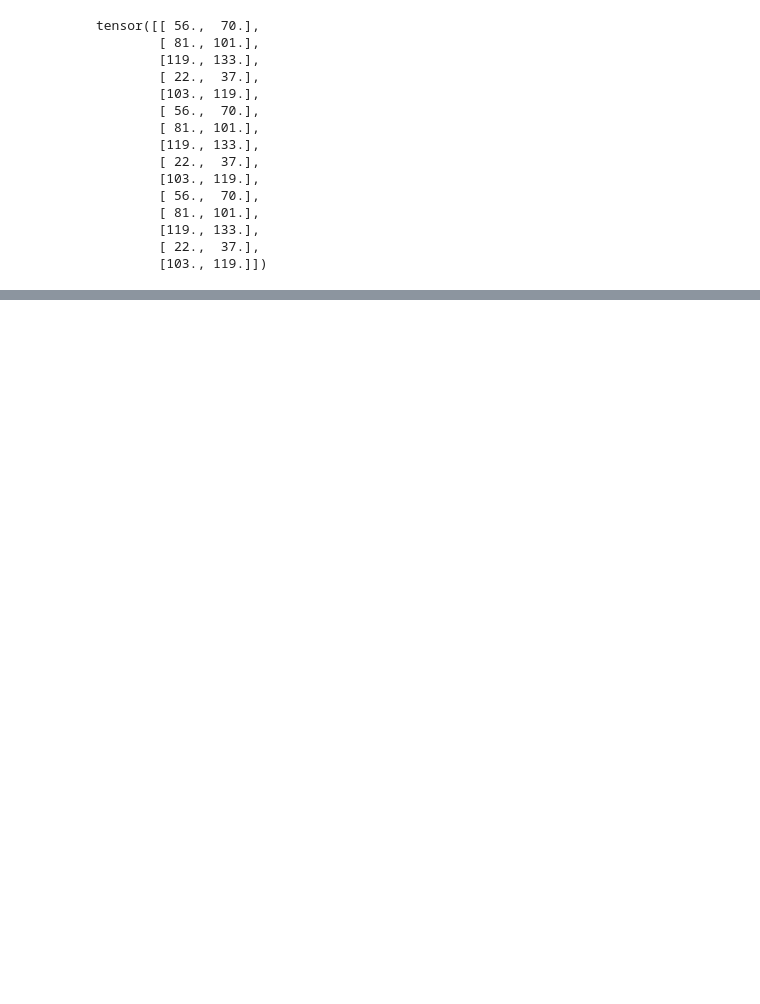
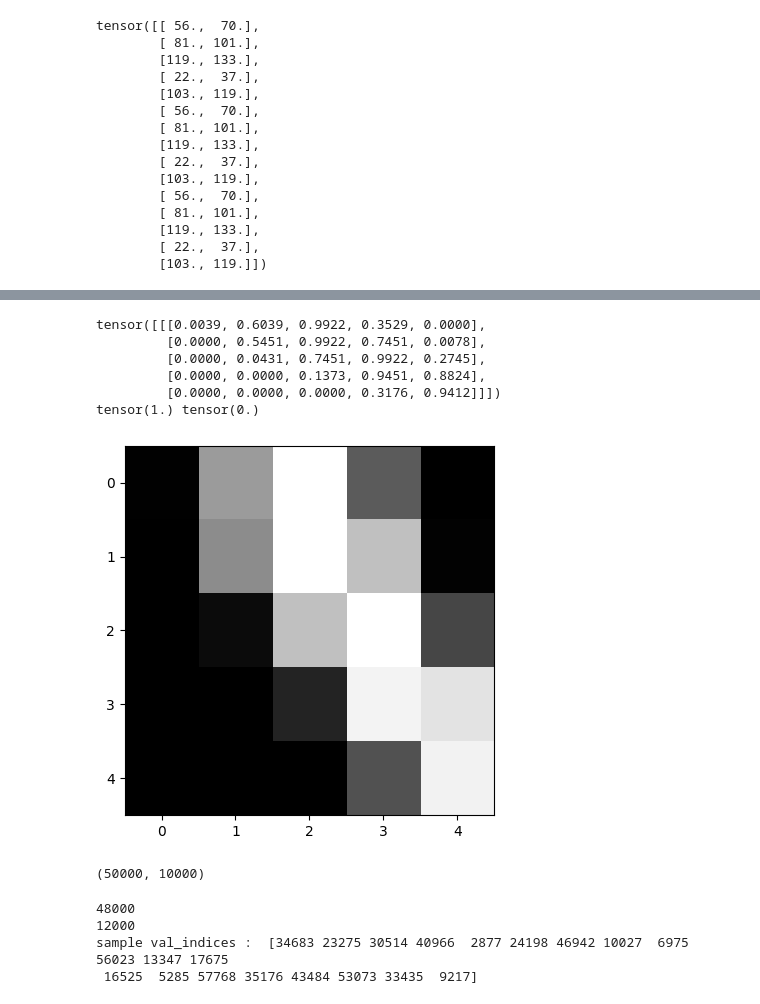
Before and after one commit to PalakAggarwal13/PyTorch-DeepLearning, a Jupyter notebook: PyTorch_DeepLearning.ipynb, the cells around one changed output, grey strips where cells are left out. Drawn from its saved outputs; the diff is of its cells as text; code cells hidden in the pictures; blank space fills up the shorter version.

```diff
--- a/PyTorch_DeepLearning.ipynb
+++ b/PyTorch_DeepLearning.ipynb
@@ -419,0 +467,21 @@ tensor([[ 56.,  70.],
+# %%
+print(img_tensor[:,10:15,10:15])
+print(torch.max(img_tensor), torch.min(img_tensor))
+# %% [output]
+tensor([[[0.0039, 0.6039, 0.9922, 0.3529, 0.0000],
+         [0.0000, 0.5451, 0.9922, 0.7451, 0.0078],
+         [0.0000, 0.0431, 0.7451, 0.9922, 0.2745],
+         [0.0000, 0.0000, 0.1373, 0.9451, 0.8824],
+         [0.0000, 0.0000, 0.0000, 0.3176, 0.9412]]])
+tensor(1.) tensor(0.)
+# %%
+plt.imshow(img_tensor[0,10:15,10:15],cmap='gray');
+# %% [output]
+[figure, added]
+# %%
+from torch.utils.data import random_split
+
+train_ds , val_ds = random_split(dataset,[50000,10000])
+len(train_ds) , len(val_ds)
+# %% [output]
+(50000, 10000)
@@ -419,0 +504,8 @@ tensor([[ 56.,  70.],
+# %%
+print(len(train_indices)) , print(len(val_indices))
+print("sample val_indices : ", val_indices[:20])
+# %% [output]
+48000
+12000
+sample val_indices :  [34683 23275 30514 40966  2877 24198 46942 10027  6975 56023 13347 17675
+ 16525  5285 57768 35176 43484 53073 33435  9217]
```
Also changed, not shown: parts of 28 cells of this notebook.
